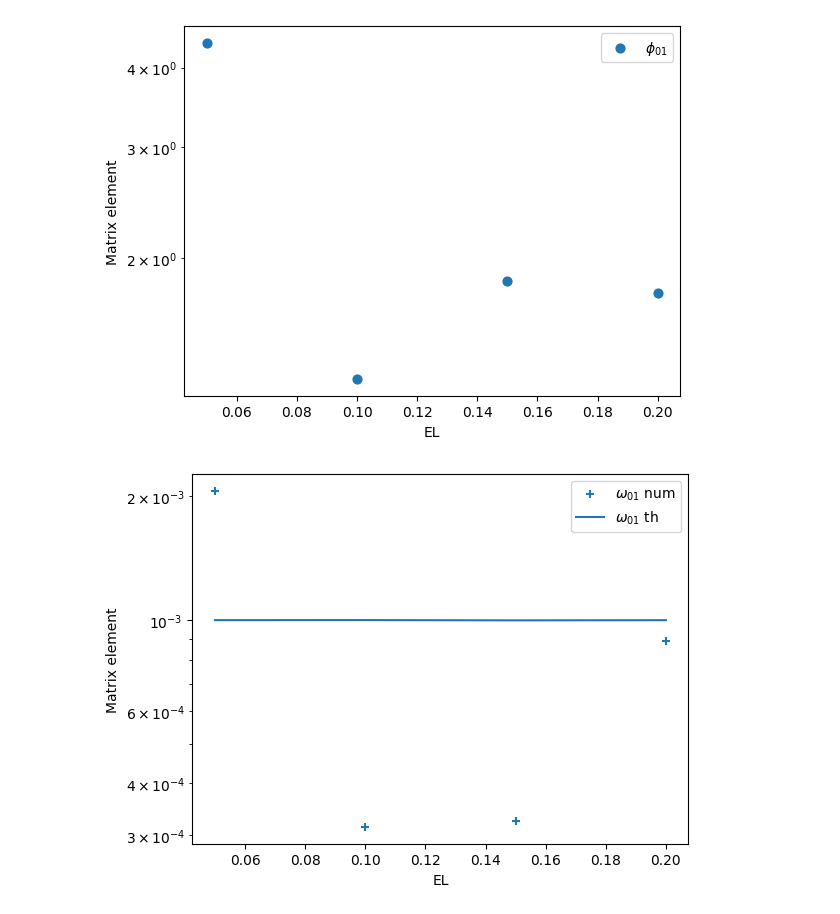
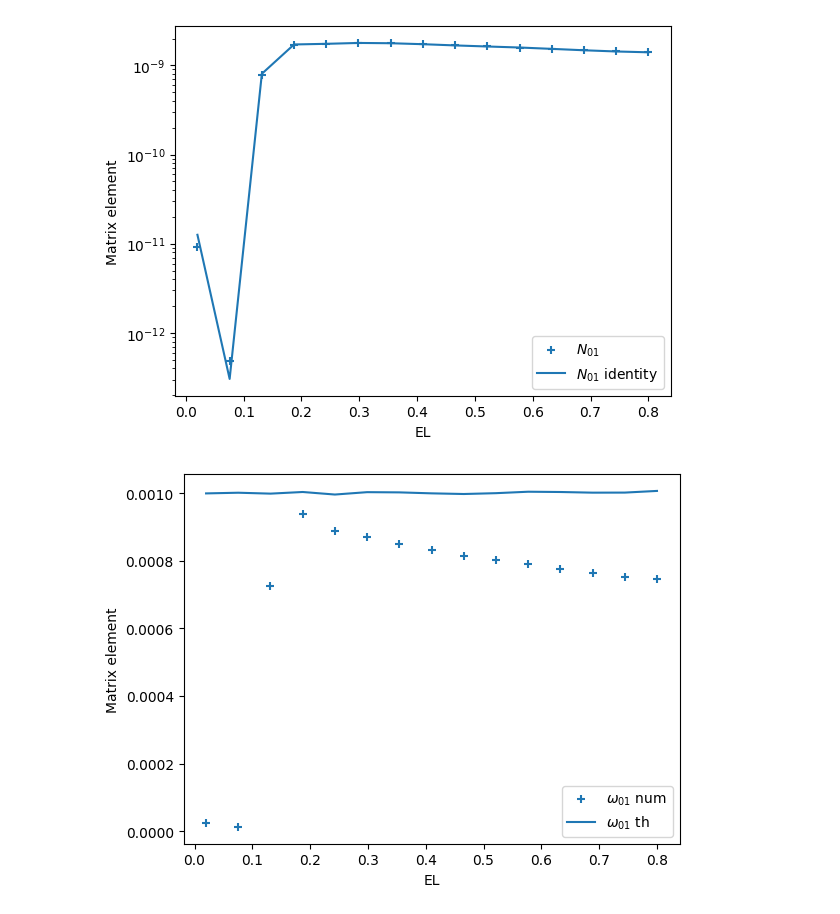
Before and after one commit to tahabw/sqc_live, a Jupyter notebook: other/Kite_matrix_elements.ipynb, the cells around one changed output. Cells and saved outputs as stored; diff of their text form; code cells hidden in the pictures.

```diff
--- a/other/Kite_matrix_elements.ipynb
+++ b/other/Kite_matrix_elements.ipynb
@@ -21,9 +17,9 @@ params = {'E_C': 1.64/50, # The charging energy of the shunting cap
         'eps_c' : 0., # Asymmetry in charging energy between JJ of each branch
         'phi_ext': 0.5, # External flux threading the loop
         'n_g' : 0., # Offset charge in the island
-        'num_qbt_0': 30,
-        'num_qbt_1': 30,
-        'num_qbt_2': 25,
+        'num_qbt_0': 45,
+        'num_qbt_1': 45,
+        'num_qbt_2': 40,
         'num_osc': 40, # number of modes of the Kite in the eigenbasis
         'f_r': 4.7, # resonator frequency
         'g_r_J': .200, # Coupling to resonator
@@ -125,7 +121,7 @@ def getEJ2(EJ, EC, EL, Nmax=100, phiext_vec=None, ifplot=False):
 # %%
 EJ = params['E_J']
 EC = params['E_CJ']
-EL_sweep = np.linspace(.05, .2, 4)
+EL_sweep = np.linspace(.02, 0.8, 15)
 ECs_sweep = np.zeros_like(EL_sweep)
 
 EJ2 = np.zeros_like(EL_sweep)
@@ -162,9 +158,9 @@ for idx_EL, value_EL in enumerate(EL_sweep):
     params['E_L'] = value_EL
 
     params['E_C'] = ECs_sweep[idx_EL]
-    qubit = Kite_Transmon_Full(params)
+    qubit = Kite_Transmon_Taha(params)
 
-    levels[idx_EL] = qubit.levels()
+    levels[idx_EL] = qubit.levels().get()
     N_delta[idx_EL] = np.abs(qubit.n_delta_ij(0,1))
     Phi_delta[idx_EL] = np.abs(qubit.phi_delta_ij(0,1))
 # %% [output]
@@ -173,26 +185,26 @@ Progress: 100.0%
 fig = plt.figure()
 omega_01 = levels[:,1] - levels[:,0]
 
-# plt.scatter(EL_sweep, N_delta**2, marker='+', s=40, label='$N_{01}$')
-plt.scatter(EL_sweep, Phi_delta**2, marker='o', s=40, label='$\phi_{01}$')
-# plt.plot(EL_sweep,( Phi_delta*omega_01/(4*params['E_CJ']))**2, linestyle='-', label='$N_{01}$ identity')
+plt.scatter(EL_sweep, N_delta**2, marker='+', s=40, label='$N_{01}$')
+# plt.scatter(EL_sweep, Phi_delta**2, marker='o', s=40, label='$\phi_{01}$')
+plt.plot(EL_sweep,( Phi_delta*omega_01/(4*params['E_CJ']))**2, linestyle='-', label='$N_{01}$ identity')
 plt.xlabel('EL')
 plt.ylabel('Matrix element')
 plt.yscale('log')
 plt.legend()
 plt.show()
 # %% [output]
-[figure, old version]
+[figure, new version]
 # %%
 fig = plt.figure()
 omega_01 = levels[:,1] - levels[:,0]
 
 plt.scatter(EL_sweep, omega_01, marker='+', s=40, label='$\omega_{01}$ num')
 plt.plot(EL_sweep, 16*ECs_sweep*np.sqrt(2/np.pi)*(2*EJ2/ECs_sweep)**(3/4)*np.exp(-np.sqrt(2*EJ2/ECs_sweep)), linestyle='-', label='$\omega_{01}$ th')
 plt.xlabel('EL')
 plt.ylabel('Matrix element')
-plt.yscale('log')
+# plt.yscale('log')
 plt.legend()
 plt.show()
 # %% [output]
-[figure, old version]
+[figure, new version]
```
Also changed, not shown: parts of 4 cells of this notebook, 2 other files.
